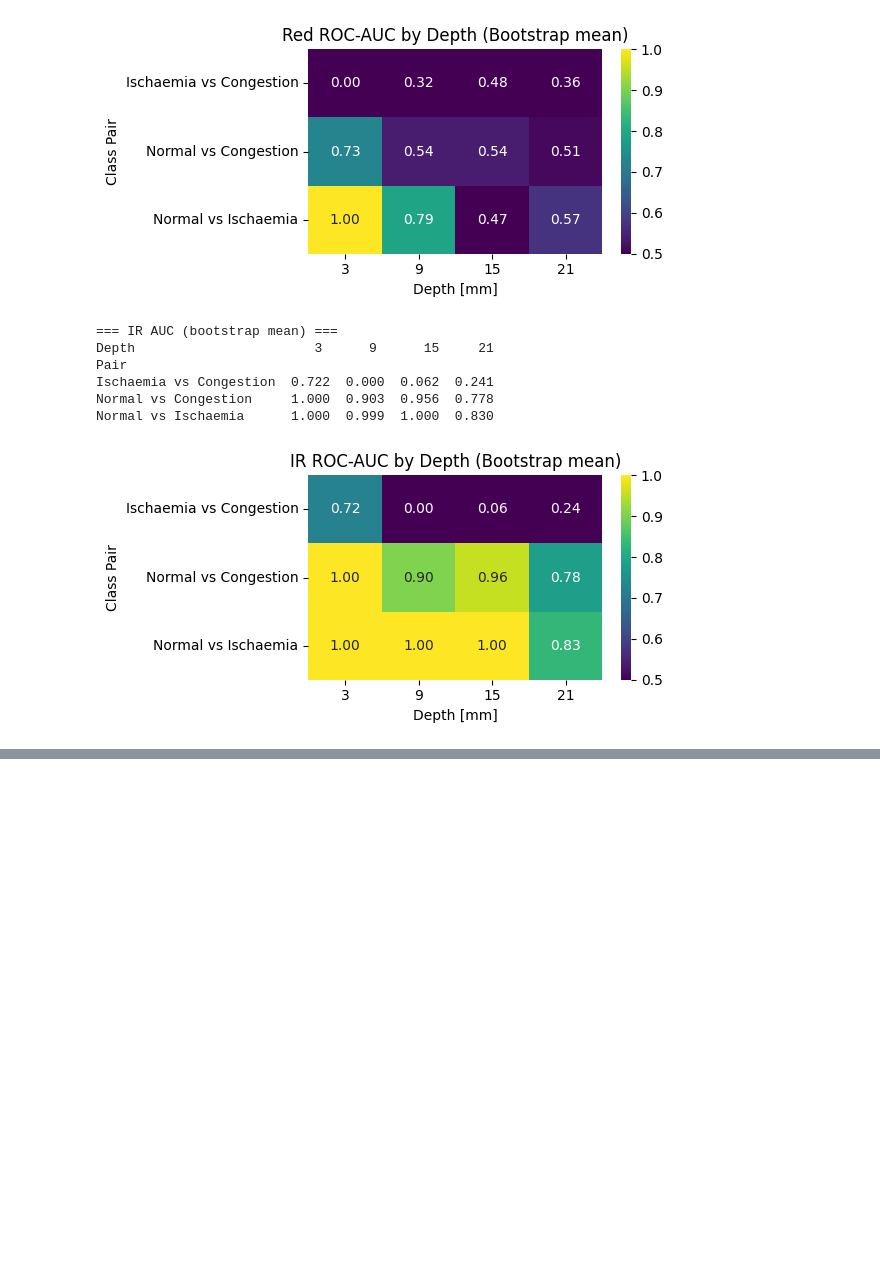
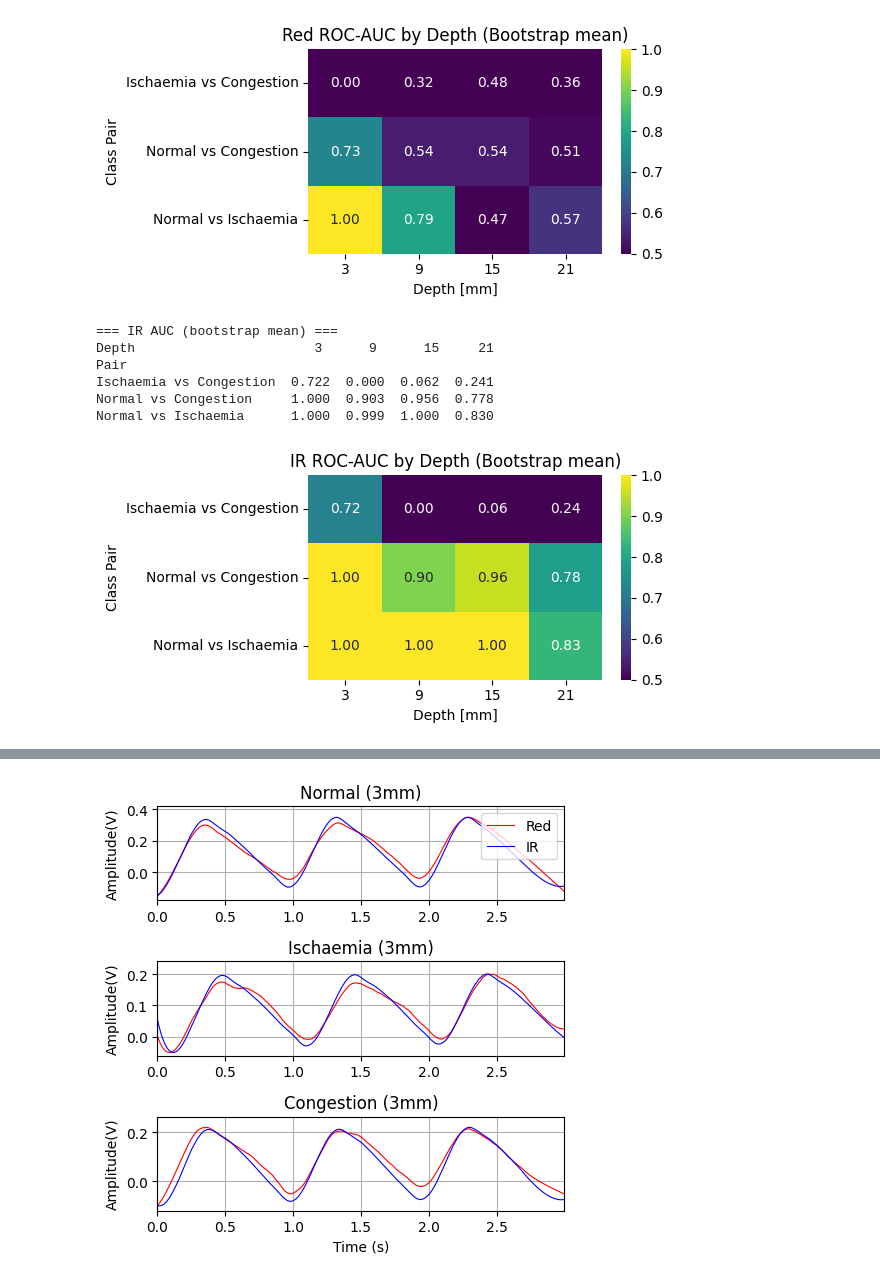
Before and after one commit to Hiroki-Kodama-PRS/Phantom-analysis, a Jupyter notebook: Phantom_analysis.ipynb, the cells around one changed output, grey strips where cells are left out. Cells and saved outputs as stored; diff of their text form; code cells hidden in the pictures; blank space fills up the shorter version.

```diff
--- a/Phantom_analysis.ipynb
+++ b/Phantom_analysis.ipynb
@@ -682,0 +1035,79 @@ NameError: name 'df_auc_feat' is not defined
+# %%
+import pandas as pd
+import numpy as np
+import matplotlib.pyplot as plt
+from scipy.signal import savgol_filter
+
+# ========= 設定 =========
+fs = 2000  # サンプリングレート [Hz]
+start_time = 11    # 開始秒
+display_time = 3  # 表示秒数
+depth = 3         # 3mmのみ
+channels = {"Red": "ppgA_Red_raw", "IR": "ppgA_IR_raw"}
+states = [("Normal", 1), ("Ischaemia", 2), ("Congestion", 3)]
+
+# 状態ごとの正規化レンジ（min, max）
+normalize_ranges = {
+    "Normal":    (-0.15, 0.35),
+    "Ischaemia": (-0.05, 0.20),
+    "Congestion":(-0.10, 0.22)
+}
+
+plt.figure(figsize=(5, 5))
+
+for idx, (state_name, state_idx) in enumerate(states, start=1):
+    # データ読み込み
+    file = f"{depth}mm_adjusted_data{state_idx}.csv"
+    df = pd.read_csv(file)
+
+    # RedとIRの信号
+    red = df[channels["Red"]].values
+    ir = df[channels["IR"]].values
+
+    # 開始時間以降で最も近いminを探す
+    start_index = int(start_time * fs)
+    search_window = red[start_index:start_index + fs*2]  # 開始5sから7sくらいまで検索窓
+    min_offset = np.argmin(search_window)
+    min_index = start_index + min_offset
+
+    # min_indexからdisplay_time分切り出し
+    end_index = min_index + int(display_time * fs)
+    t = np.arange(min_index, end_index) / fs - (min_index / fs)  # min時刻をt=0にする
+    red_seg = red[min_index:end_index]
+    ir_seg = ir[min_index:end_index]
+
+    # Savitzky-Golayフィルタで平滑化
+    red_smooth = savgol_filter(red_seg, 1001, 3)
+    ir_smooth = savgol_filter(ir_seg, 1001, 3)
+
+    # ---- Normalization ----
+    y_min, y_max = normalize_ranges[state_name]
+    # Red
+    red_norm = (red_smooth - red_smooth.min()) / (red_smooth.max() - red_smooth.min() + 1e-9)
+    red_norm = red_norm * (y_max - y_min) + y_min
+    # IR
+    ir_norm = (ir_smooth - ir_smooth.min()) / (ir_smooth.max() - ir_smooth.min() + 1e-9)
+    ir_norm = ir_norm * (y_max - y_min) + y_min
+
+    # プロット
+    ax = plt.subplot(len(states), 1, idx)
+    ax.plot(t, red_norm, label="Red", color='red', linewidth=0.8)
+    ax.plot(t, ir_norm, label="IR", color='blue', linewidth=0.8)
+    ax.axvline(0, color='gray', linestyle='--', alpha=0.5)  # min位置
+
+    ax.set_xlim([t[0], t[-1]])
+    ax.set_ylim([y_min*1.2, y_max*1.2])
+    ax.set_ylabel("Amplitude(V)")
+    ax.set_title(f"{state_name} (3mm)")
+    ax.grid(True)
+
+    if idx == len(states):
+        ax.set_xlabel("Time (s)")
+
+    if idx == 1:
+        ax.legend(loc='upper right')
+
+plt.tight_layout()
+plt.show()
+# %% [output]
+[figure, added]
```
Also changed, not shown: parts of 31 cells of this notebook, 1 other file.
